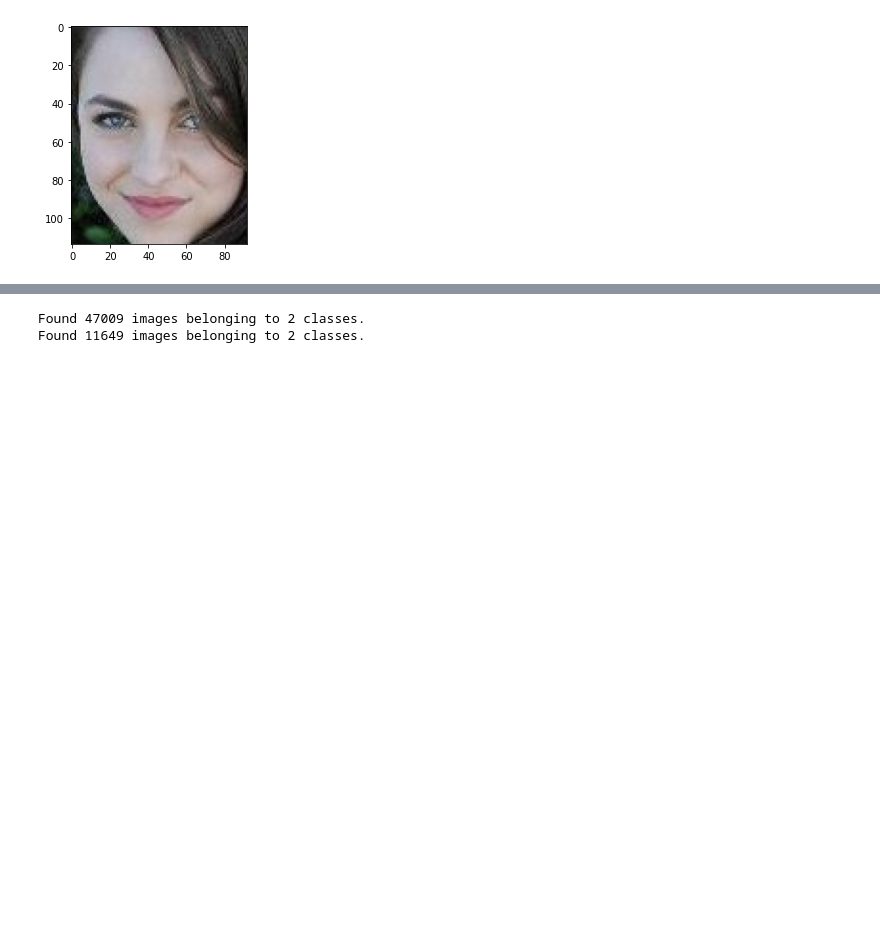
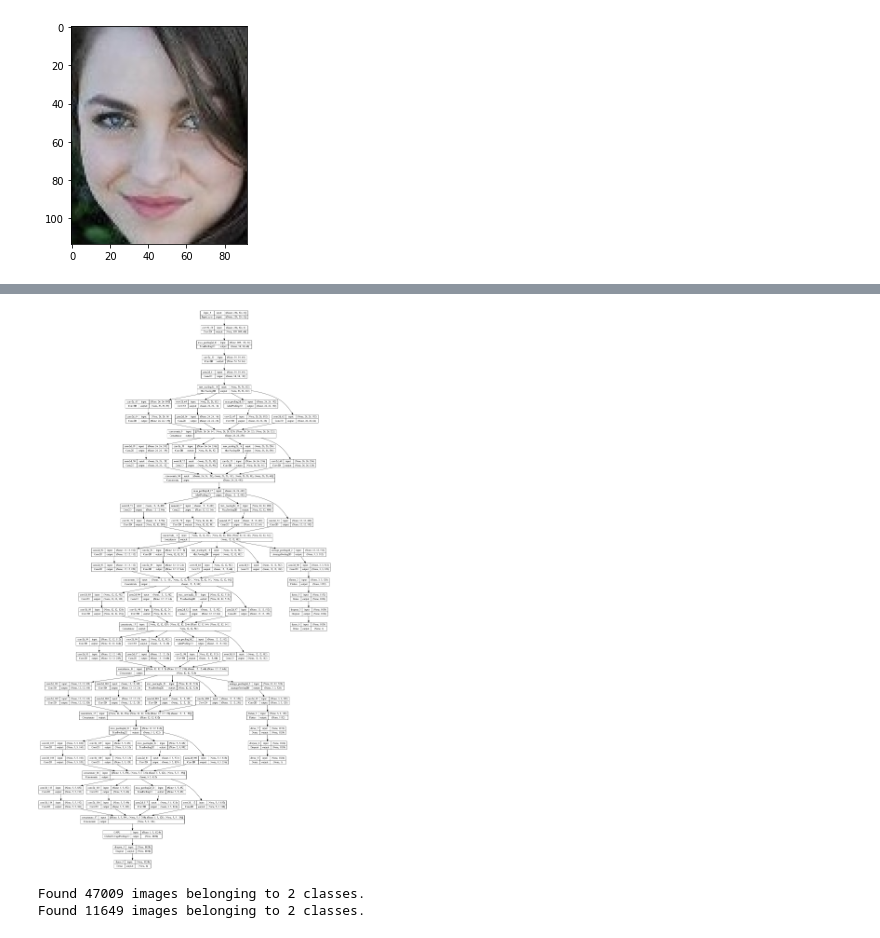
Before and after one commit to PatrickKudo/gender_image_classification, a Jupyter notebook: GoogleNetTest.ipynb, the cells around one changed output, grey strips where cells are left out. Saved outputs shown, nothing was run; the diff lists cells and outputs as text; code cells hidden in the pictures; blank space fills up the shorter version.

```diff
--- a/GoogleNetTest.ipynb
+++ b/GoogleNetTest.ipynb
@@ -340,6 +368,10 @@ Total params: 8,465,075
 Trainable params: 8,465,075
 Non-trainable params: 0
 __________________________________________________________________________________________________
+# %%
+plot_model(model2, to_file='model2_plot.png', show_shapes=True, show_layer_names=True)
+# %% [output]
+[figure, added]
 # %%
 
 train_generator_gray = datagen_train.flow_from_directory(
```
Also changed, not shown: parts of 24 cells of this notebook.
